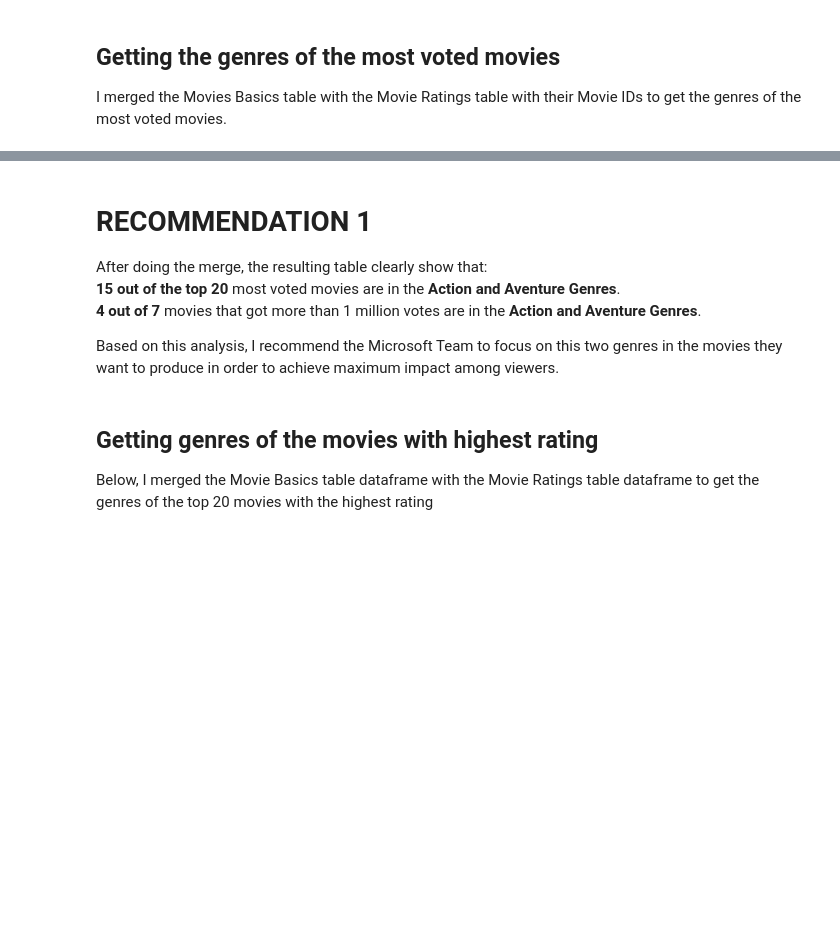
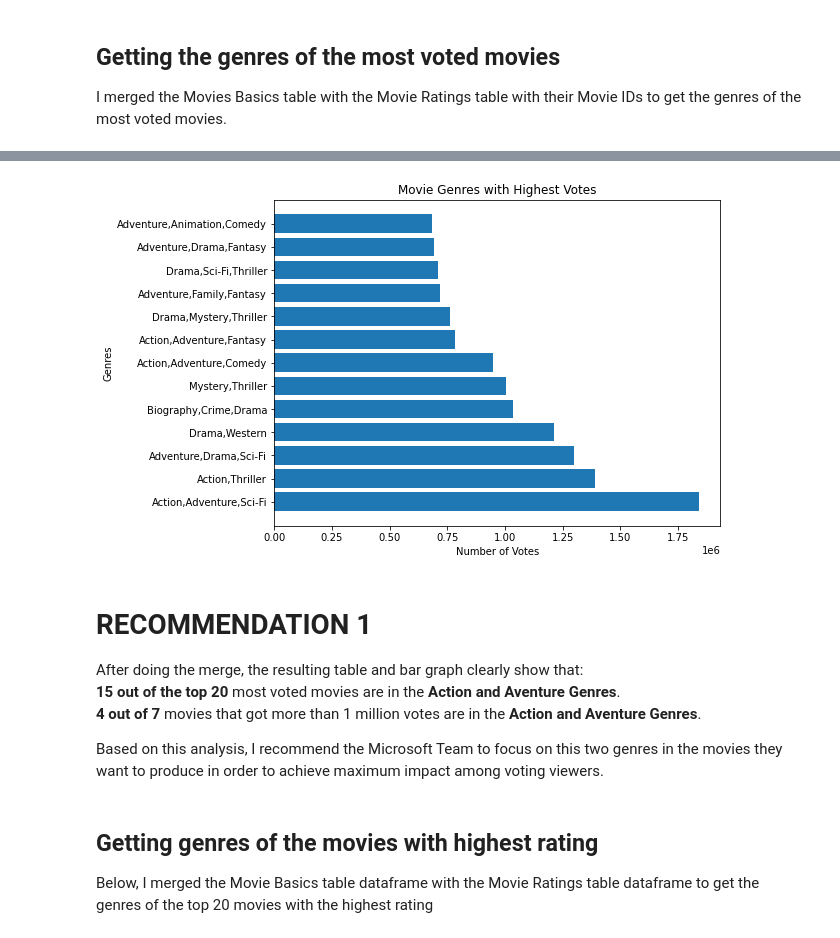
Before and after one commit to MathuDennis/moviesproject, a Jupyter notebook: student.ipynb, the cells around one changed output, grey strips where cells are left out. Saved outputs shown, nothing was run; the diff lists cells and outputs as text; code cells hidden in the pictures; blank space fills up the shorter version.

Commit message:
Add files via upload
Graphs for recommendation 1 and 2 added

```diff
--- a/student.ipynb
+++ b/student.ipynb
@@ -108,8 +108,8 @@ I merged the Movies Basics table with the Movie Ratings table with their Movie I
 merge_movies_df = movie_basics_df.merge(most_voted_movies_df, on='movie_id')
 #merge_movies_df
 
-most_voted_movie_basics = merge_movies_df.nlargest(20, 'numvotes')
-most_voted_movie_basics
+most_voted_movie_basics_df = merge_movies_df.nlargest(20, 'numvotes')
+most_voted_movie_basics_df
 # %% [output]
 |  | movie_id | primary_title | original_title | start_year | runtime_minutes | genres | averagerating | ... |
 | 10 | tt1375666 | Inception | Inception | 2010 | 148.0 | Action,Adventure,Sci-Fi | 8.8 | ... |
@@ -128,14 +128,27 @@ most_voted_movie_basics
 | 1 | tt0800369 | Thor | Thor | 2011 | 115.0 | Action,Adventure,Fantasy | 7.0 | ... |
 | 0 | tt0435761 | Toy Story 3 | Toy Story 3 | 2010 | 103.0 | Adventure,Animation,Comedy | 8.3 | ... |
 | 19 | tt3659388 | The Martian | The Martian | 2015 | 144.0 | Adventure,Drama,Sci-Fi | 8.0 | ... |
+# %%
+#Plotting horizontal graph showing the relation between movie genres and number of votes
+plt.figure(figsize=(8, 6))
+
+plt.barh( most_voted_movie_basics_df['genres'], most_voted_movie_basics_df['numvotes'])
+
+
+plt.xlabel('Number of Votes')
+plt.ylabel('Genres')
+plt.title('Movie Genres with Highest Votes')
+plt.show()
+# %% [output]
+[figure, added]
 # %% [markdown]
 # RECOMMENDATION 1
 
-After doing the merge, the resulting table clearly show that:
+After doing the merge, the resulting table and bar graph clearly show that:
 **15 out of the top 20** most voted movies are in the **Action and Aventure Genres**.
 **4 out of 7** movies that got more than 1 million votes are in the **Action and Aventure Genres**.
 
-Based on this analysis, I recommend the Microsoft Team to focus on this two genres in the movies they want to produce in order to achieve maximum impact among viewers.
+Based on this analysis, I recommend the Microsoft Team to focus on this two genres in the movies they want to produce in order to achieve maximum impact among voting viewers.
 # %% [markdown]
 ## Getting genres of the movies with highest rating
 Below, I merged the Movie Basics table dataframe with the Movie Ratings table dataframe to get the genres of the top 20 movies with the highest rating
```
Also changed, not shown: parts of 4 cells of this notebook.
